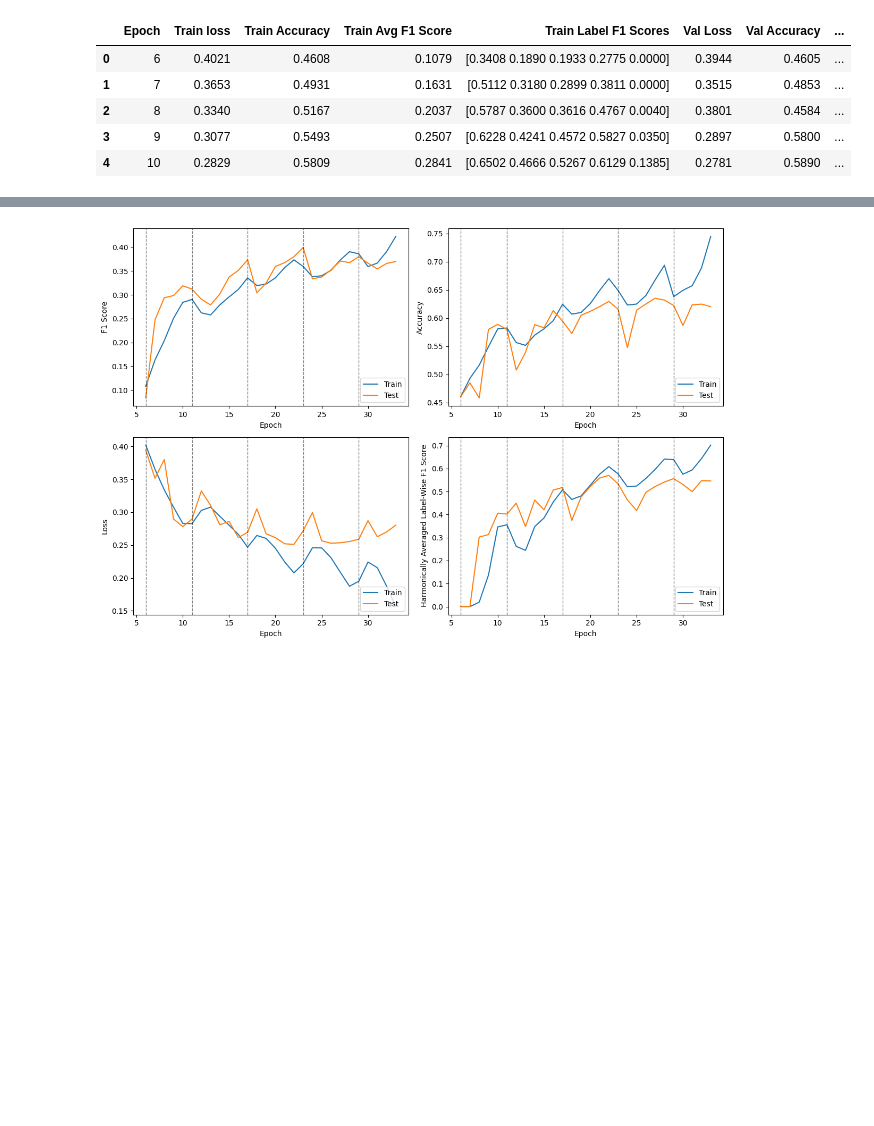
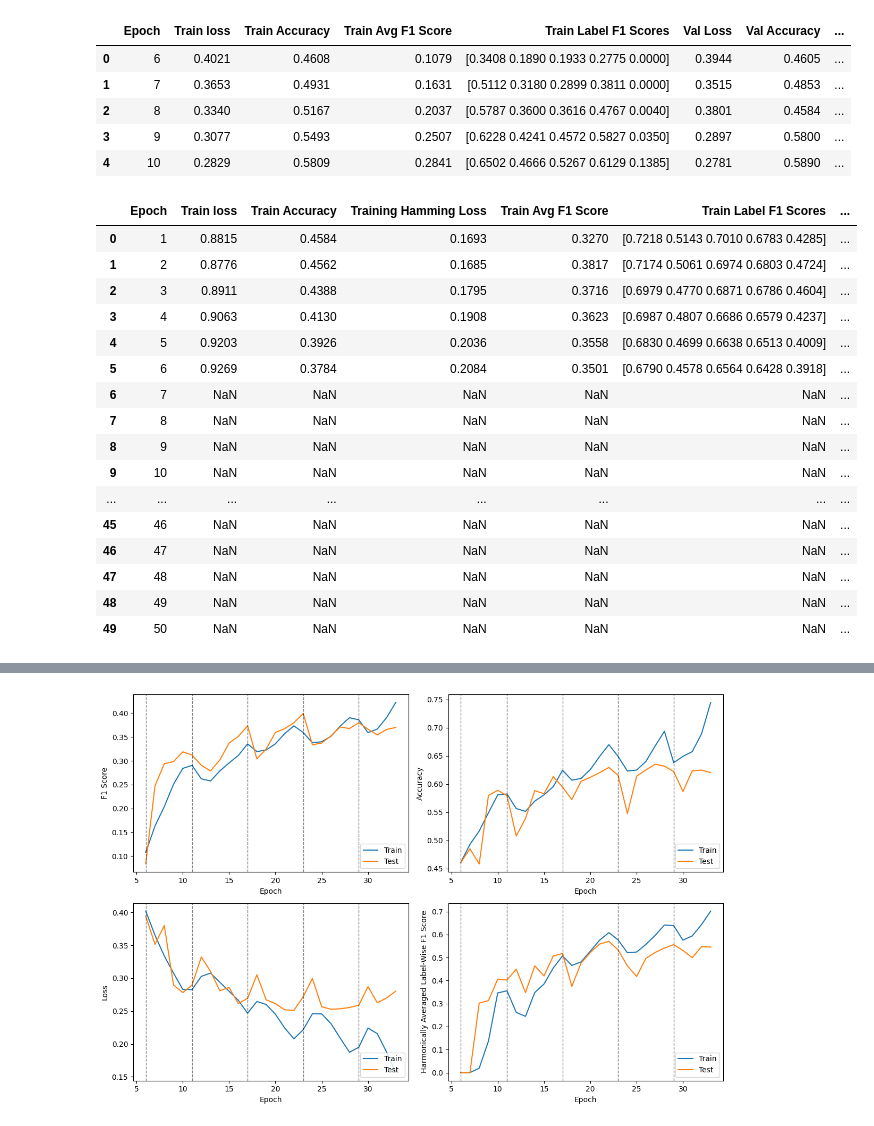
Before and after one commit to griffinfarrow/bhf_classification, a Jupyter notebook: ecg_classification_model/analyse_training_progress.ipynb, the cells around one changed output, grey strips where cells are left out. Cells and saved outputs as stored; diff of their text form; code cells hidden in the pictures; blank space fills up the shorter version.

```diff
--- a/ecg_classification_model/analyse_training_progress.ipynb
+++ b/ecg_classification_model/analyse_training_progress.ipynb
@@ -24,5 +24,25 @@ data.head(5)
 | 2 | 8 | 0.3340 | 0.5167 | 0.2037 | [0.5787 0.3600 0.3616 0.4767 0.0040] | 0.3801 | 0.4584 | ... |
 | 3 | 9 | 0.3077 | 0.5493 | 0.2507 | [0.6228 0.4241 0.4572 0.5827 0.0350] | 0.2897 | 0.5800 | ... |
 | 4 | 10 | 0.2829 | 0.5809 | 0.2841 | [0.6502 0.4666 0.5267 0.6129 0.1385] | 0.2781 | 0.5890 | ... |
+# %%
+data2
+# %% [output]
+|  | Epoch | Train loss | Train Accuracy | Training Hamming Loss | Train Avg F1 Score | Train Label F1 Scores | ... |
+| 0 | 1 | 0.8815 | 0.4584 | 0.1693 | 0.3270 | [0.7218 0.5143 0.7010 0.6783 0.4285] | ... |
+| 1 | 2 | 0.8776 | 0.4562 | 0.1685 | 0.3817 | [0.7174 0.5061 0.6974 0.6803 0.4724] | ... |
+| 2 | 3 | 0.8911 | 0.4388 | 0.1795 | 0.3716 | [0.6979 0.4770 0.6871 0.6786 0.4604] | ... |
+| 3 | 4 | 0.9063 | 0.4130 | 0.1908 | 0.3623 | [0.6987 0.4807 0.6686 0.6579 0.4237] | ... |
+| 4 | 5 | 0.9203 | 0.3926 | 0.2036 | 0.3558 | [0.6830 0.4699 0.6638 0.6513 0.4009] | ... |
+| 5 | 6 | 0.9269 | 0.3784 | 0.2084 | 0.3501 | [0.6790 0.4578 0.6564 0.6428 0.3918] | ... |
+| 6 | 7 | NaN | NaN | NaN | NaN | NaN | ... |
+| 7 | 8 | NaN | NaN | NaN | NaN | NaN | ... |
+| 8 | 9 | NaN | NaN | NaN | NaN | NaN | ... |
+| 9 | 10 | NaN | NaN | NaN | NaN | NaN | ... |
+| ... | ... | ... | ... | ... | ... | ... | ... |
+| 45 | 46 | NaN | NaN | NaN | NaN | NaN | ... |
+| 46 | 47 | NaN | NaN | NaN | NaN | NaN | ... |
+| 47 | 48 | NaN | NaN | NaN | NaN | NaN | ... |
+| 48 | 49 | NaN | NaN | NaN | NaN | NaN | ... |
+| 49 | 50 | NaN | NaN | NaN | NaN | NaN | ... |
 # %%
 # Apply the function to the column
```
Also changed, not shown: parts of 3 cells of this notebook, 1 other file.
